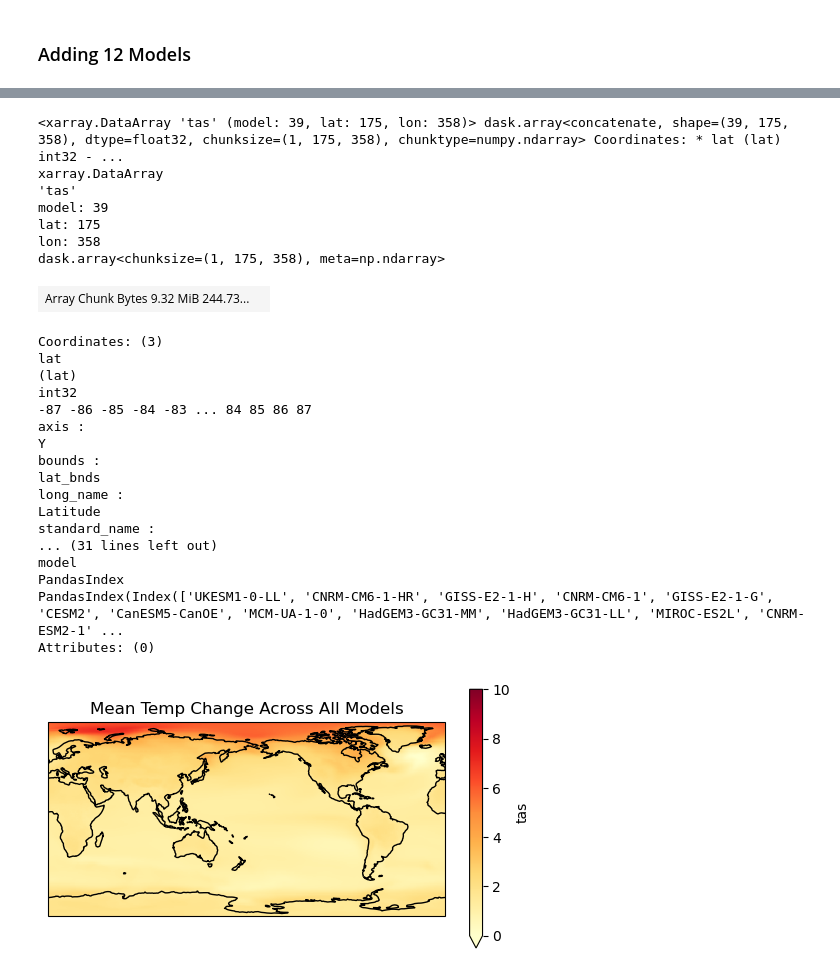
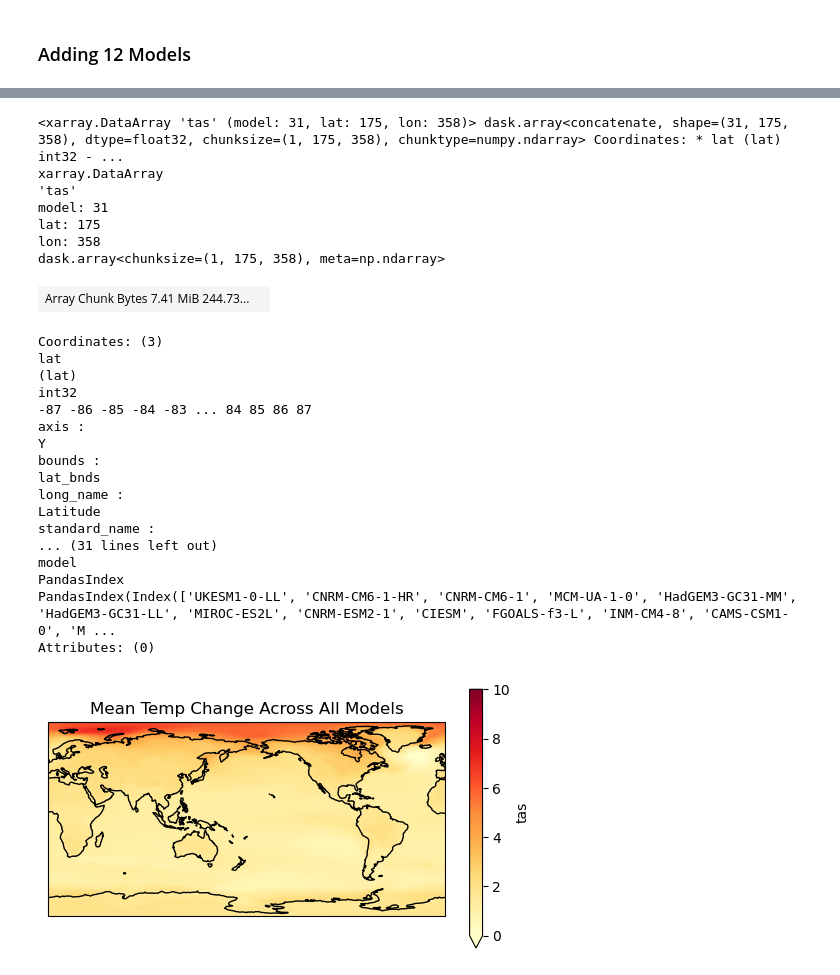
Before and after one commit to jinnayoon/cmip6-tempchangeproj, a Jupyter notebook: regional_temp_ssp126.ipynb, the cells around one changed output, grey strips where cells are left out. Saved outputs shown, nothing was run; the diff lists cells and outputs as text; code cells hidden in the pictures.

```diff
--- a/regional_temp_ssp126.ipynb
+++ b/regional_temp_ssp126.ipynb
@@ -54,5 +54,11 @@ source_list.remove('AWI-CM-1-1-MR')
 source_list.remove('NorESM2-MM')
 source_list.remove('MPI-ESM1-2-HR')
 source_list.remove('IPSL-CM5A2-INCA')
+
+
+source_list.remove('EC-Earth3')
+source_list.remove('FIO-ESM-2-0')
+source_list.remove('KIOST-ESM')
+source_list.remove('CAS-ESM2-0')
 print(len(source_list))
 # %% [output]
@@ -445,17 +467,17 @@ PandasIndex(Index(['UKESM1-0-LL', 'CNRM-CM6-1-HR', 'GISS-E2-1-H', 'CNRM-CM6-1',
 Attributes: (0)
 # %%
-ds_all_39 = xr.concat([ds_12_models, ds_all_reg], dim = 'model', coords = 'minimal', compat = 'override')
-ds_all_39 = ds_all_39.drop_vars('height')
-ds_all_39
+ds_all_31 = xr.concat([ds_12_models, ds_all_reg], dim = 'model', coords = 'minimal', compat = 'override')
+ds_all_31 = ds_all_31.drop_vars('height')
+ds_all_31
 # %% [output]
-<xarray.DataArray 'tas' (model: 39, lat: 175, lon: 358)> dask.array<concatenate, shape=(39, 175, 358), dtype=float32, chunksize=(1, 175, 358), chunktype=numpy.ndarray> Coordinates: * lat (lat) int32 - ...
+<xarray.DataArray 'tas' (model: 31, lat: 175, lon: 358)> dask.array<concatenate, shape=(31, 175, 358), dtype=float32, chunksize=(1, 175, 358), chunktype=numpy.ndarray> Coordinates: * lat (lat) int32 - ...
 xarray.DataArray
 'tas'
-model: 39
+model: 31
 lat: 175
 lon: 358
 dask.array<chunksize=(1, 175, 358), meta=np.ndarray>
-| Array Chunk Bytes 9.32 MiB 244.73... |  |
+| Array Chunk Bytes 7.41 MiB 244.73... |  |
 Coordinates: (3)
 lat
 (lat)
@@ -471,7 +493,7 @@ standard_name :
 ... (31 lines left out)
 model
 PandasIndex
-PandasIndex(Index(['UKESM1-0-LL', 'CNRM-CM6-1-HR', 'GISS-E2-1-H', 'CNRM-CM6-1', 'GISS-E2-1-G', 'CESM2', 'CanESM5-CanOE', 'MCM-UA-1-0', 'HadGEM3-GC31-MM', 'HadGEM3-GC31-LL', 'MIROC-ES2L', 'CNRM-ESM2-1' ...
+PandasIndex(Index(['UKESM1-0-LL', 'CNRM-CM6-1-HR', 'CNRM-CM6-1', 'MCM-UA-1-0', 'HadGEM3-GC31-MM', 'HadGEM3-GC31-LL', 'MIROC-ES2L', 'CNRM-ESM2-1', 'CIESM', 'FGOALS-f3-L', 'INM-CM4-8', 'CAMS-CSM1-0', 'M ...
 Attributes: (0)
 # %%
 ax = plt.axes(projection = ccrs.PlateCarree(central_longitude = 180))
```
Also changed, not shown: parts of 9 cells of this notebook, 6 other files.
